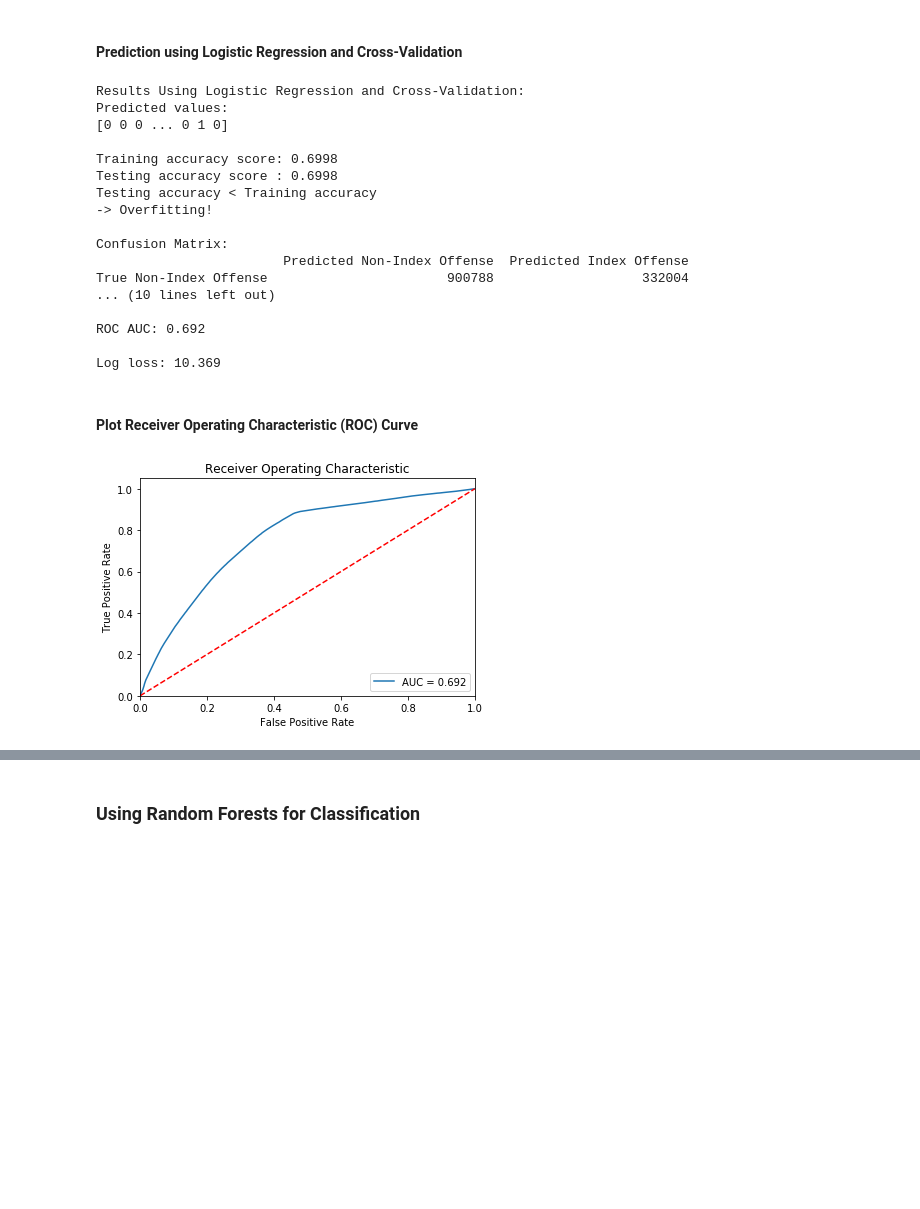
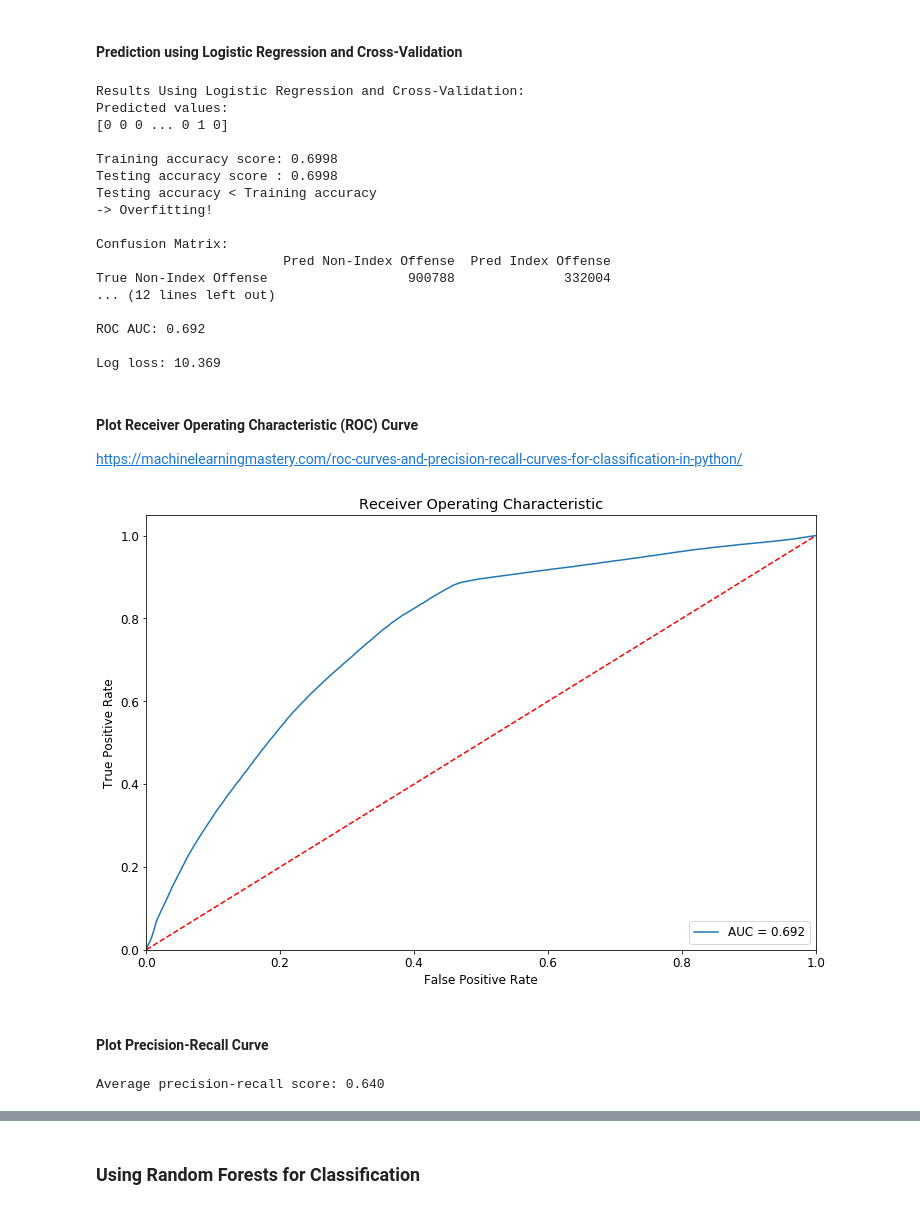
Before and after one commit to tweichle/Classifying-Criminal-Offenses, a Jupyter notebook: Chicago Crime Project.ipynb, the cells around one changed output, grey strips where cells are left out. Drawn from its saved outputs; the diff is of its cells as text; code cells hidden in the pictures; blank space fills up the shorter version.

```diff
--- a/Chicago Crime Project.ipynb
+++ b/Chicago Crime Project.ipynb
@@ -75,3 +71,8 @@ plt.rcParams['font.size'] = 12
+# %%
+%matplotlib inline
+#plt.style.use('fivethirtyeight')
+plt.rcParams['figure.figsize'] = (12, 8)
+plt.rcParams['font.size'] = 12
 # %% [markdown]
 ## Build and document a working model, prototype, recommendation, or solution
 # %% [markdown]
@@ -1697,7 +1663,15 @@ most_freq_class = y_train.value_counts().index[0]
 print('Most frequent class in training dataset:', most_freq_class)
 print()
 
-print('Baseline accuracy:', round(y_test.value_counts()[most_freq_class] / y_test.count(), 3))
+print('Baseline accuracy in test dataset:', round(y_test.value_counts()[most_freq_class] / y_test.count(), 3))
+
+# Instantiate a classifier that makes predictions using simple rules and fit dummy classifier
+# Note: stragegy: strategy to use to generate predictions
+#       random_state: the seed used by the random number generator
+dummy_clf = DummyClassifier(strategy='most_frequent', random_state=0)
+dummy_clf.fit(X_train, y_train)
+dummy_clf.score(X_test, y_test)
+print('Baseline accuracy in test dataset:', round(dummy_clf.score(X_test, y_test), 3))
 # %% [output]
 0    2877715
 1    1935447
@@ -1878,7 +1854,8 @@ pprint(parameters)
 # %%
 # Instantiate a Logistic Regression classifier
 # Note: random_state: the seed used by the random number generator
-logreg = LogisticRegression(random_state=46)
+#       solver: algorithm to use in the optimization problem
+logreg = LogisticRegression(random_state=46, solver='liblinear')
 # %%
 # Instantiate an exhaustive search over specified parameter values for an estimator and run fit with all sets of parameters
 # Note: estimator: estimator object
@@ -1886,6 +1863,6 @@ logreg = LogisticRegression(random_state=46)
 #                   this enables searching over any sequence of parameter settings
 #       cv: number of folds in k-fold cross-validation
 #       return_train_score: if False, the cv_results_ attribute will not include training scores
-logreg_clf = GridSearchCV(estimator=logreg, param_grid=parameters, cv=10, return_train_score=True)
-logreg_clf.fit(X_train, y_train)
+logreg_clf_grid = GridSearchCV(estimator=logreg, param_grid=parameters, cv=10, return_train_score=True)
+logreg_clf_grid.fit(X_train, y_train)
 # %% [output]
@@ -1945,8 +1927,8 @@ Best mean cross-validated score found by grid search:
 #### Prediction using Logistic Regression and Cross-Validation
 # %%
 print('Results Using Logistic Regression and Cross-Validation:')
-y_pred_logreg_clf = prediction(X_test, logreg_clf)
-cal_accuracy(y_test, y_pred_logreg_clf, logreg_clf)
+y_pred_logreg_clf = prediction(X_test, logreg_clf_grid)
+cal_accuracy(y_test, y_pred_logreg_clf, logreg_clf_grid)
 # %% [output]
 Results Using Logistic Regression and Cross-Validation:
 Predicted values:
@@ -1958,27 +1940,36 @@ Testing accuracy < Training accuracy
 -> Overfitting!
 
 Confusion Matrix:
-                        Predicted Non-Index Offense  Predicted Index Offense
-True Non-Index Offense                       900788                   332004
-... (10 lines left out)
+                        Pred Non-Index Offense  Pred Index Offense
+True Non-Index Offense                  900788              332004
+... (12 lines left out)
 
 ROC AUC: 0.692
 
 Log loss: 10.369
 # %% [markdown]
 #### Plot Receiver Operating Characteristic (ROC) Curve
+https://machinelearningmastery.com/roc-curves-and-precision-recall-curves-for-classification-in-python/
 # %%
-roc_auc = metrics.roc_auc_score(y_test, logreg_clf.predict(X_test))
-fpr, tpr, thresholds = metrics.roc_curve(y_test, logreg_clf.predict_proba(X_test)[:, 1])
+roc_auc = metrics.roc_auc_score(y_test, logreg_clf_grid.predict(X_test))
+fpr, tpr, thresholds = metrics.roc_curve(y_test, logreg_clf_grid.predict_proba(X_test)[:, 1])
 
 plt.title('Receiver Operating Characteristic')
 plt.plot(fpr, tpr, label='AUC = %0.3f' % roc_auc)
 plt.legend(loc='lower right')
 plt.plot([0, 1], [0, 1], 'r--')
 plt.xlim([0.0, 1.0])
 plt.ylim([0.0, 1.05])
 plt.xlabel('False Positive Rate')
 plt.ylabel('True Positive Rate')
 plt.show()
 # %% [output]
-[figure, old version]
+[figure, new version]
+# %% [markdown]
+#### Plot Precision-Recall Curve
+# %%
+# Compute the average precision score
+average_precision = metrics.average_precision_score(y_test, logreg_clf_grid.decision_function(X_test))
+print('Average precision-recall score: {0:0.3f}'.format(average_precision))
+# %% [output]
+Average precision-recall score: 0.640
```
Also changed, not shown: parts of 73 cells of this notebook.
